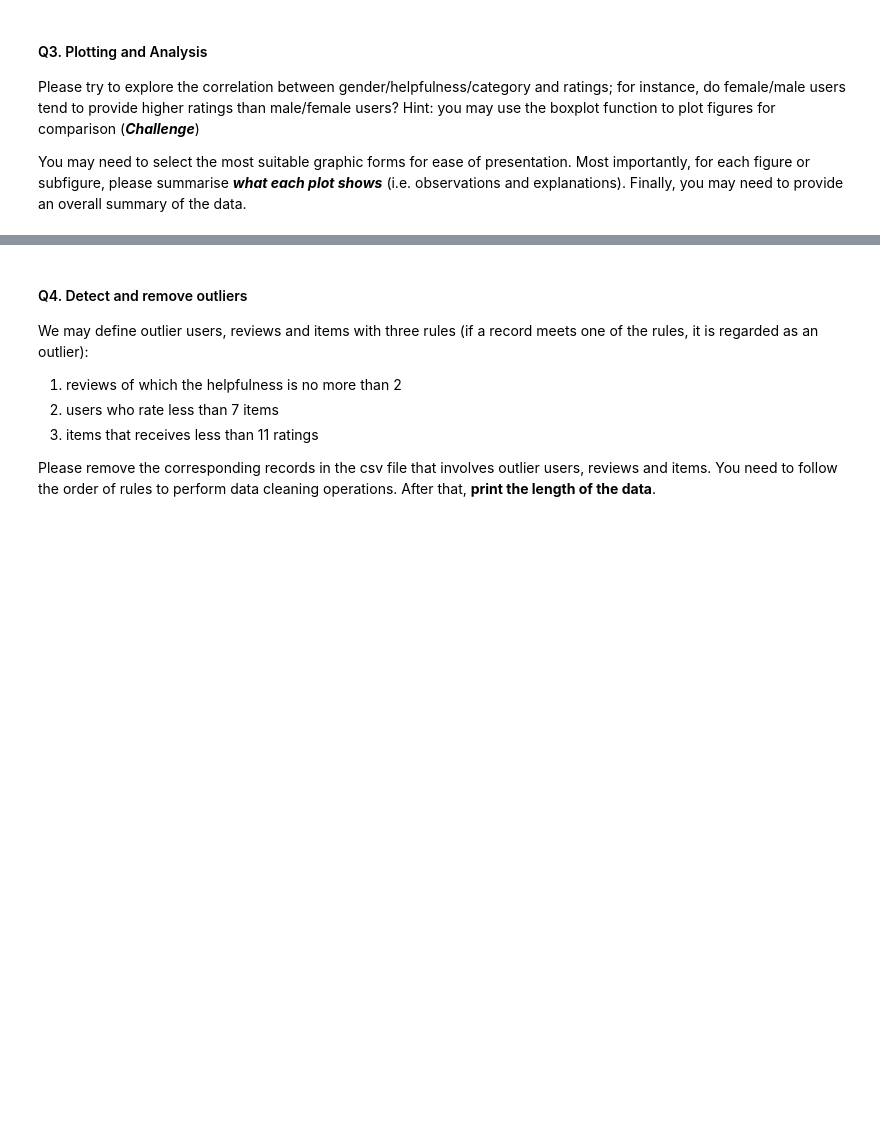
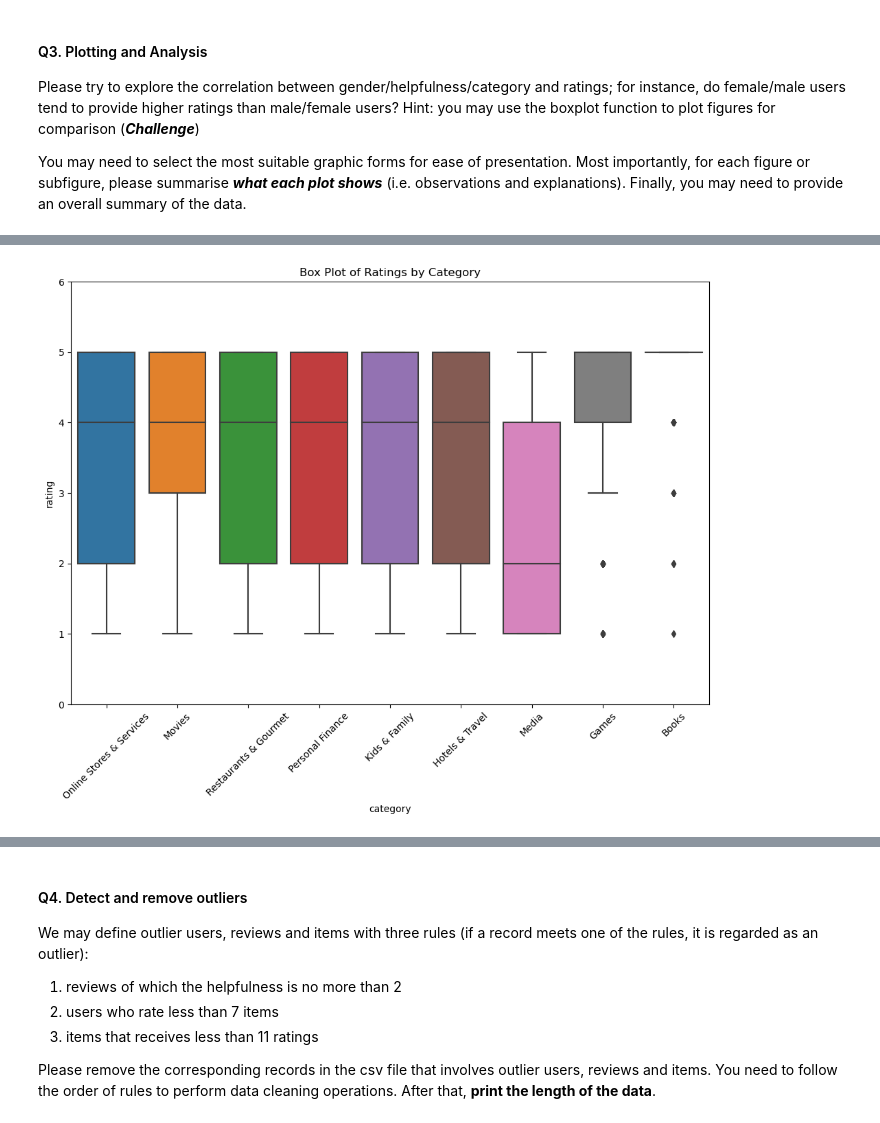
Before and after one commit to leonguyen18/MQ-Data-Science-Portfolio-1, a Jupyter notebook: Portfolio_1_questions.ipynb, the cells around one changed output, grey strips where cells are left out. Drawn from its saved outputs; the diff is of its cells as text; code cells hidden in the pictures; blank space fills up the shorter version.

```diff
--- a/Portfolio_1_questions.ipynb
+++ b/Portfolio_1_questions.ipynb
@@ -267,0 +400,10 @@ plt.show()
+# %%
+# Boxplot for category vs ratings
+plt.figure(figsize=(12, 8))
+sns.boxplot(x='category', y='rating', data=df_cleaned, orient = 'v')
+plt.title('Box Plot of Ratings by Category')
+plt.ylim(0, 6) # Adjust the y-axis to range from 0 to 5
+plt.xticks(rotation=45)
+plt.show()
+# %% [output]
+[figure, added]
```
Also changed, not shown: parts of 34 cells of this notebook, 1 other file.
